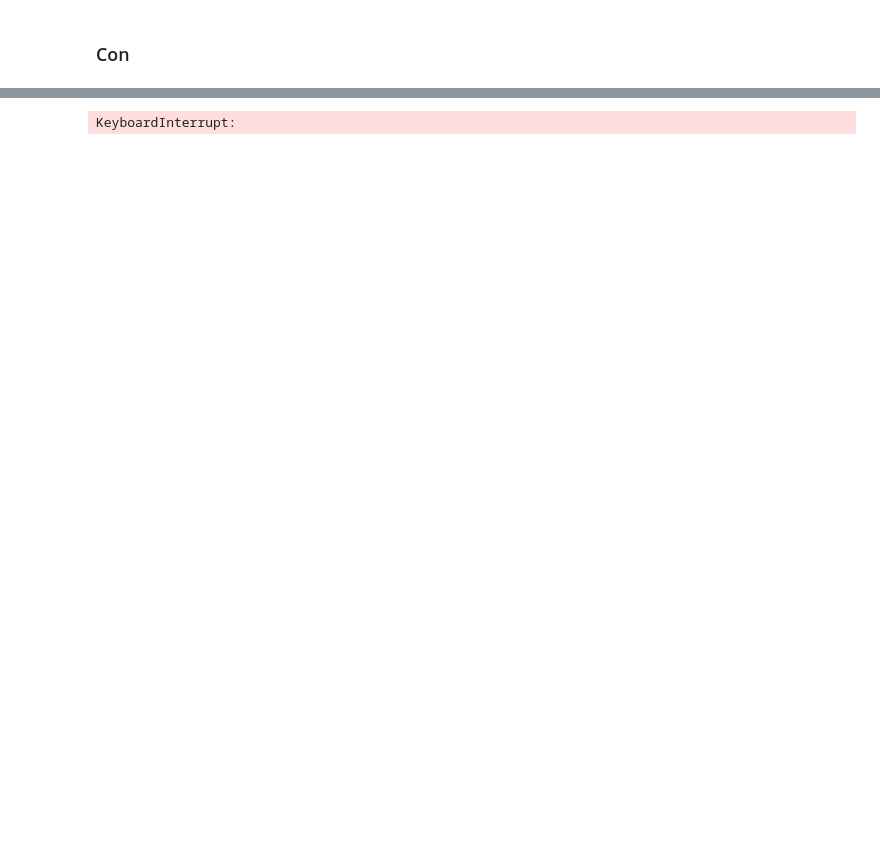
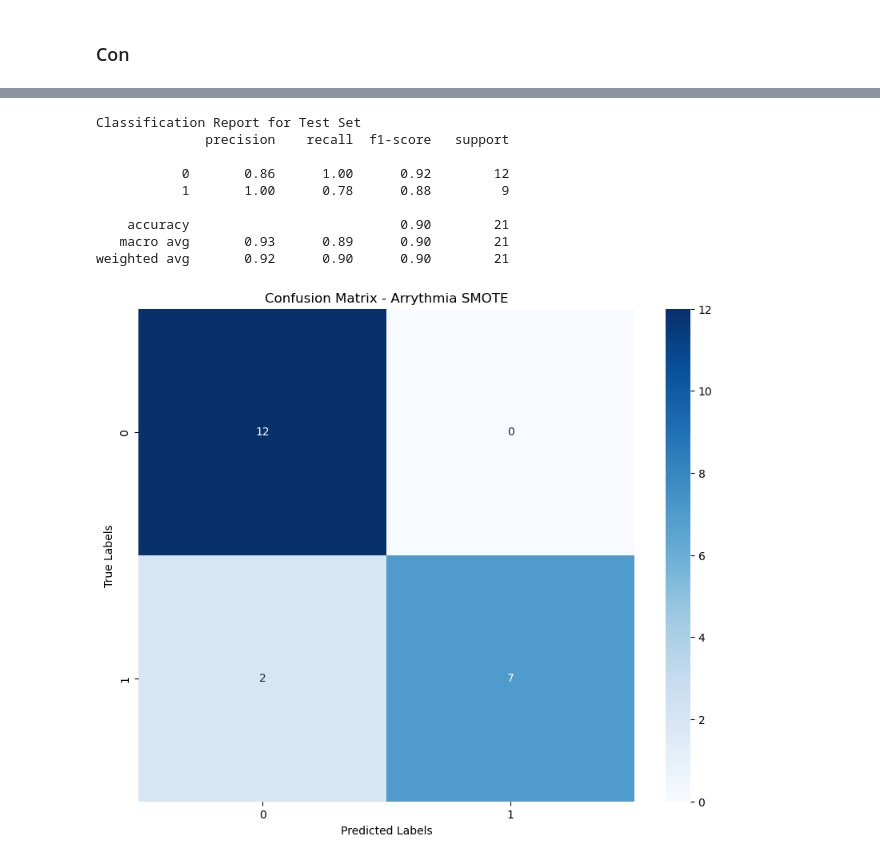
Before and after one commit to flod1n/Mini-project, a Jupyter notebook: mini_project.ipynb, the cells around one changed output, grey strips where cells are left out. Drawn from its saved outputs; the diff is of its cells as text; code cells hidden in the pictures; blank space fills up the shorter version.

```diff
--- a/mini_project.ipynb
+++ b/mini_project.ipynb
@@ -1129,22 +1054,34 @@ print("Best accuracy:", study.best_value)
 # %%
-DIMENSION = 100
-EPOCHS = 50
-LEARNING_RATE = 0.005
-LEARNING_RATE_DECAY = 0.03
-SIGMA = 25
-SIGMA_DECAY = 0.0852
-#som_arr = SOM([28,28],arr_x_train_smote, DIMENSION,EPOCHS,LEARNING_RATE,LEARNING_RATE_DECAY,SIGMA,SIGMA_DECAY, showMode=0)
+DIMENSION = 53
+EPOCHS = 66
+LEARNING_RATE = 0.002708745583559234
+LEARNING_RATE_DECAY = 0.00021465630012188
+SIGMA = 13
+SIGMA_DECAY = 0.09126589581878453
 from sklearn.metrics import classification_report
-label_map = createLabelMap(som_arr, arr_x_train_smote, arr_y_train_smote)
+
+
+som_con = SOM([28,28],con_x_train, DIMENSION,EPOCHS,LEARNING_RATE,LEARNING_RATE_DECAY,SIGMA,SIGMA_DECAY, showMode=0)
+
+label_map = createLabelMap(som_con , con_x_train, con_y_train)
 
 # Classify on test set
-test_predictions = classifySOM(som_arr, label_map, arr_x_test)
+test_predictions = classifySOM(som_con, label_map, con_x_test)
 
 print("Classification Report for Test Set")
-print(classification_report(arr_y_test, test_predictions))
-plot_confusion_matrix(arr_y_test, test_predictions, title="Confusion Matrix - Arrythmia SMOTE")
+print(classification_report(con_y_test, test_predictions))
+plot_confusion_matrix(con_y_test, test_predictions, title="Confusion Matrix - Arrythmia SMOTE")
 # %% [output]
-KeyboardInterrupt:
+Classification Report for Test Set
+              precision    recall  f1-score   support
+
+           0       0.86      1.00      0.92        12
+           1       1.00      0.78      0.88         9
+
+    accuracy                           0.90        21
+   macro avg       0.93      0.89      0.90        21
+weighted avg       0.92      0.90      0.90        21
+[figure, added]
 # %%
 import optuna
 from sklearn.metrics import classification_report
```
Also changed, not shown: parts of 7 cells of this notebook.
